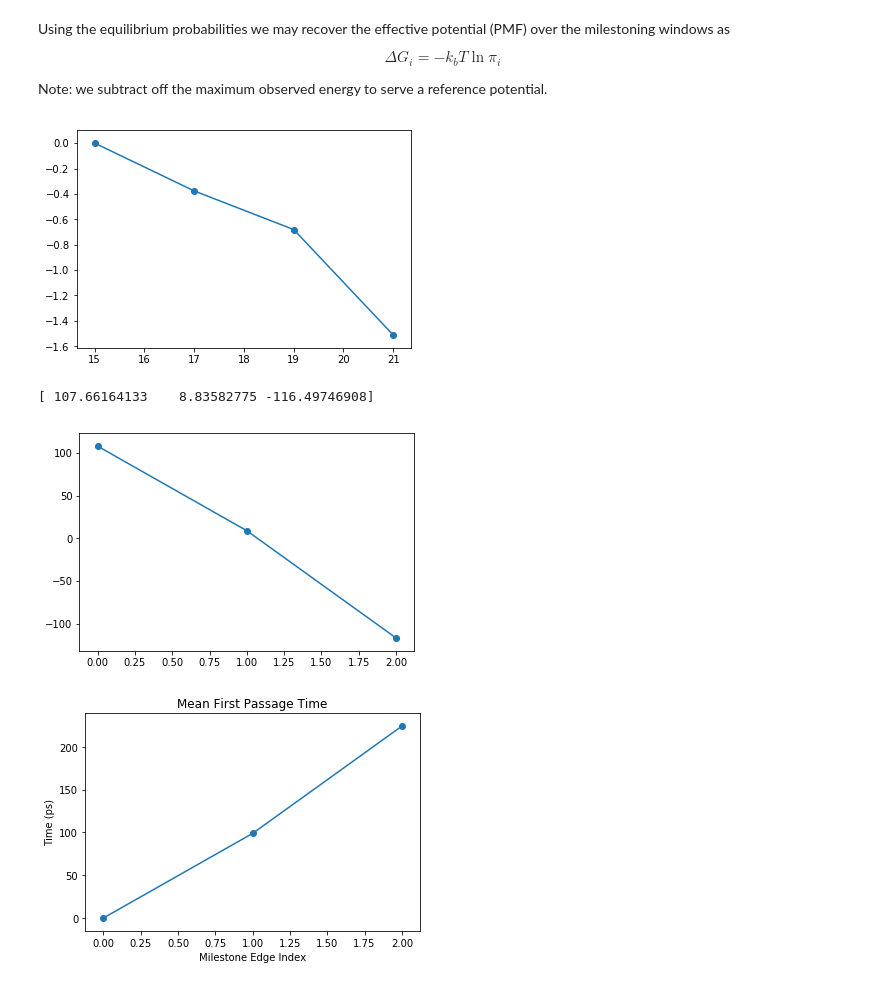
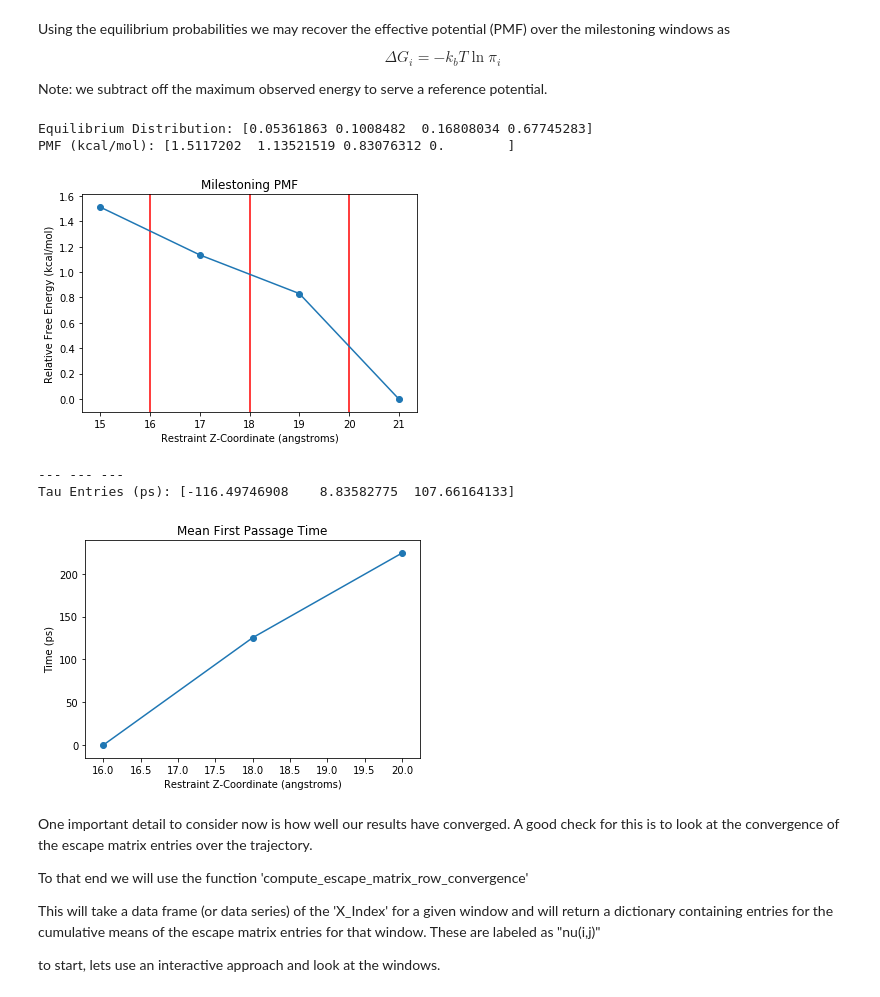
Before and after one commit to wesleymsmith/Milestoning_Analysis, a Jupyter notebook: Analyze_MD_Milestoning_Data.ipynb, the cells around one changed output. Cells and saved outputs as stored; diff of their text form; code cells hidden in the pictures.

Commit message:
Added convergence analysis to Analyze_MD_Milestoning_Data.ipynb

```diff
--- a/Analyze_MD_Milestoning_Data.ipynb
+++ b/Analyze_MD_Milestoning_Data.ipynb
@@ -199,33 +199,56 @@ Using the equilibrium probabilities we may recover the effective potential (PMF)
 $$\Delta G_i=-k_bT\ln{\pi_i}$$
 
 Note: we subtract off the maximum observed energy to serve a reference potential.
-# %%
-kbT=0.596 #boltzmann constant times temperature (300 K) in kcal/mol
-gEq=-kbT*np.log(equilDist)
-
-plt.plot(windowCenters,gEq-np.max(gEq))
-plt.scatter(windowCenters,gEq-np.max(gEq))
-plt.show()
-# %% [output]
-[figure, removed]
 # %%
+kbT=0.596 #boltzmann constant times temperature (300 K) in kcal/mol
+gEq=-kbT*np.log(milestoneResults['piVec'])
+print "Equilibrium Distribution:",
+print milestoneResults['piVec']
+print "PMF (kcal/mol):",
+print gEq-np.min(gEq)
+
+for edgeX in np.unique(np.concatenate([winMins,winMaxs])[1:-1]):
+    plt.axvline(edgeX,c='r')
+plt.plot(windowCenters,gEq-np.min(gEq))
+plt.scatter(windowCenters,gEq-np.min(gEq))
+plt.xlabel('Restraint Z-Coordinate (angstroms)')
+plt.ylabel('Relative Free Energy (kcal/mol)')
+plt.title('Milestoning PMF')
+plt.show()
 dts=500*.002
 taus=milestoneResults["tauVec"][0]
-tt1=taus[np.argsort(-taus)]
+tt1=taus[np.argsort(taus)]
+print '--- --- ---'
+print "Tau Entries (ps):",
 print tt1
-plt.plot(tt1*dts)
-plt.scatter(np.arange(len(tt1)),tt1*dts)
-plt.show()
+#plt.plot(tt1*dts)
+#plt.scatter(np.arange(len(tt1)),tt1*dts)
+#plt.xlabel('Milestone Edge Index')
+#plt.ylabel('Tau Entry (ps)')
+#plt.show()
 
 tau=tt1*dts
-tau2=tt1[0]-tau
-plt.plot(tau2)
-plt.scatter(np.arange(len(tau2)),tau2)
+tau2=tau-tt1[0]
+plt.plot(winMaxs[:-1],tau2)
+plt.scatter(winMaxs[:-1],tau2)
 plt.title('Mean First Passage Time')
-plt.xlabel('Milestone Edge Index')
+plt.xlabel('Restraint Z-Coordinate (angstroms)')
 plt.ylabel('Time (ps)')
 plt.show()
 # %% [output]
-[ 107.66164133    8.83582775 -116.49746908]
+Equilibrium Distribution: [0.05361863 0.1008482  0.16808034 0.67745283]
+PMF (kcal/mol): [1.5117202  1.13521519 0.83076312 0.        ]
-[figure, old version]
+[figure, new version]
+--- --- ---
+Tau Entries (ps): [-116.49746908    8.83582775  107.66164133]
-[figure, old version]
+[figure, new version]
+# %% [markdown]
+One important detail to consider now is how well our results have converged.
+A good check for this is to look at the convergence of the escape matrix entries over the trajectory.
+
+To that end we will use the function 'compute_escape_matrix_row_convergence'
+
+This will take a data frame (or data series) of the 'X_Index' for a given window and will return a dictionary containing entries for the cumulative means of the escape matrix entries for that window.
+These are labeled as "nu(i,j)"
+
+to start, lets use an interactive approach and look at the windows.
```
Also changed, not shown: parts of 3 cells of this notebook.
